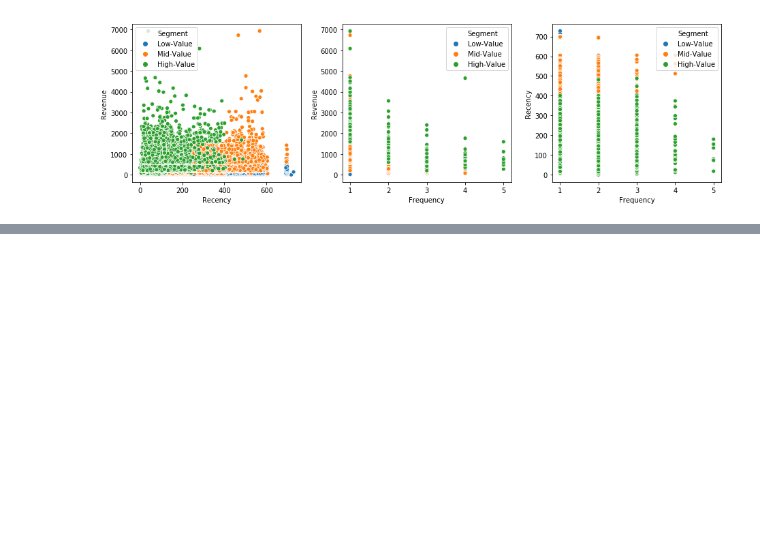
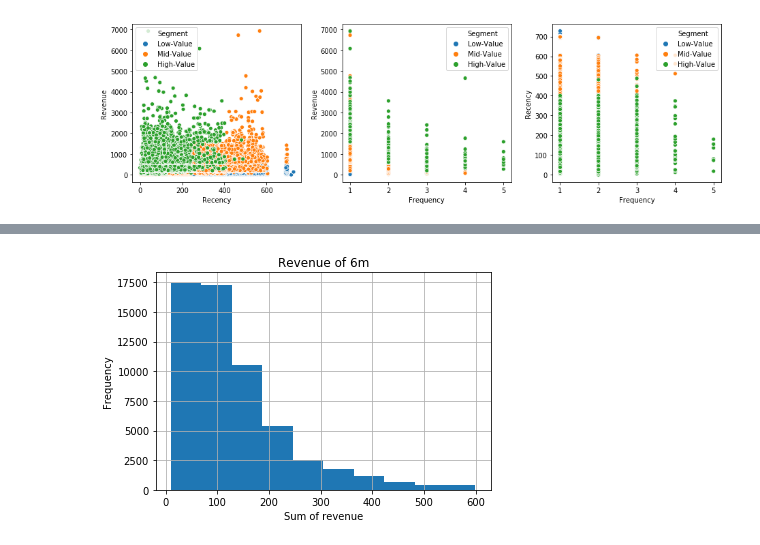
Before and after one commit to MotzWanted/Business_Analytics_Olist, a Jupyter notebook: phase2/Phase_2_part_1.ipynb, the cells around one changed output, grey strips where cells are left out. Saved outputs shown, nothing was run; the diff lists cells and outputs as text; code cells hidden in the pictures; blank space fills up the shorter version.

Commit message:
Merging with Phase_2_Pratt - Customer Lifetime Value

```diff
--- a/phase2/Phase_2_part_1.ipynb
+++ b/phase2/Phase_2_part_1.ipynb
@@ -148,0 +161,4 @@ plt.show()
+# %%
+# Create 12m and 6m dataframes
+tx_12m = cop[(cop.order_purchase_timestamp < pd.Timestamp(2017,8,1)) & (cop.order_purchase_timestamp >= pd.Timestamp(2017,1,1))].reset_index(drop=True)
+tx_6m = cop[(cop.order_purchase_timestamp >= pd.Timestamp(2017,8,1)) & (cop.order_purchase_timestamp < pd.Timestamp(2018,6,1))].reset_index(drop=True)
@@ -148,0 +214,13 @@ plt.show()
+# %%
+# Calculate revenue and create a new dataframe for it
+tx_user_6m = tx_6m.groupby('customer_unique_id')['payment_value'].sum().reset_index()
+tx_user_6m.columns = ['customer_unique_id','m6_Revenue']
+
+# Plotting
+tx_user_6m['m6_Revenue'][tx_user_6m['m6_Revenue']<600].hist()
+plt.ylabel('Frequency')
+plt.xlabel('Sum of revenue')
+plt.title('Revenue of 6m')
+plt.show()
+# %% [output]
+[figure, added]
```
Also changed, not shown: parts of 19 cells of this notebook.
